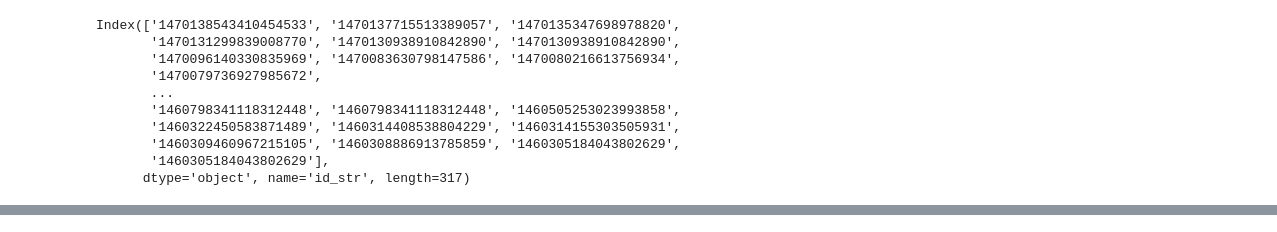
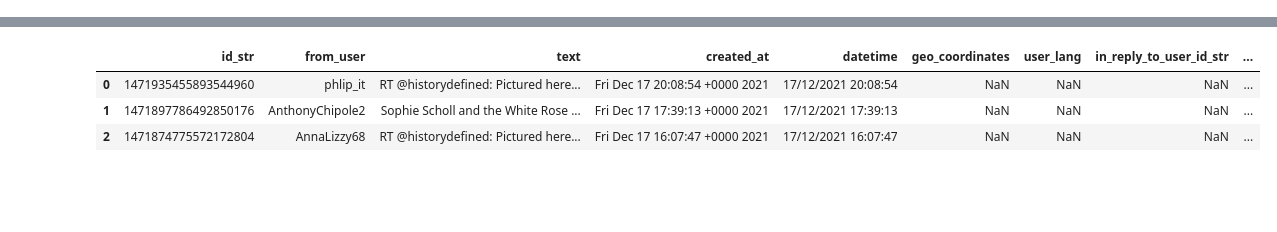
Before and after one commit to lguenth/twittersmh, a Jupyter notebook: gettags/gettags.ipynb, the cells around one changed output, grey strips where cells are left out. Drawn from its saved outputs; the diff is of its cells as text; code cells hidden in the pictures; blank space fills up the shorter version.

```diff
--- a/gettags/gettags.ipynb
+++ b/gettags/gettags.ipynb
@@ -29,16 +12,5 @@ df.head(5)
-# %%
-df.index
-# %% [output]
-Index(['1470138543410454533', '1470137715513389057', '1470135347698978820',
-       '1470131299839008770', '1470130938910842890', '1470130938910842890',
-       '1470096140330835969', '1470083630798147586', '1470080216613756934',
-       '1470079736927985672',
-       ...
-       '1460798341118312448', '1460798341118312448', '1460505253023993858',
-       '1460322450583871489', '1460314408538804229', '1460314155303505931',
-       '1460309460967215105', '1460308886913785859', '1460305184043802629',
-       '1460305184043802629'],
-      dtype='object', name='id_str', length=317)
 # %%
-df["time"] =
+# df = pd.read_csv("../data/tags_corpus.csv")
+df.rename(columns={"time":"datetime"}, inplace=True)
+df.head(3)
 # %% [output]
@@ -57,0 +17,4 @@ Name: time, Length: 317, dtype: object
+|  | id_str | from_user | text | created_at | datetime | geo_coordinates | user_lang | in_reply_to_user_id_str | ... |
+| 0 | 1471935455893544960 | phlip_it | RT @historydefined: Pictured here... | Fri Dec 17 20:08:54 +0000 2021 | 17/12/2021 20:08:54 | NaN | NaN | NaN | ... |
+| 1 | 1471897786492850176 | AnthonyChipole2 | Sophie Scholl and the White Rose ... | Fri Dec 17 17:39:13 +0000 2021 | 17/12/2021 17:39:13 | NaN | NaN | NaN | ... |
+| 2 | 1471874775572172804 | AnnaLizzy68 | RT @historydefined: Pictured here... | Fri Dec 17 16:07:47 +0000 2021 | 17/12/2021 16:07:47 | NaN | NaN | NaN | ... |
```
Also changed, not shown: parts of 6 cells of this notebook, 6 other files.
